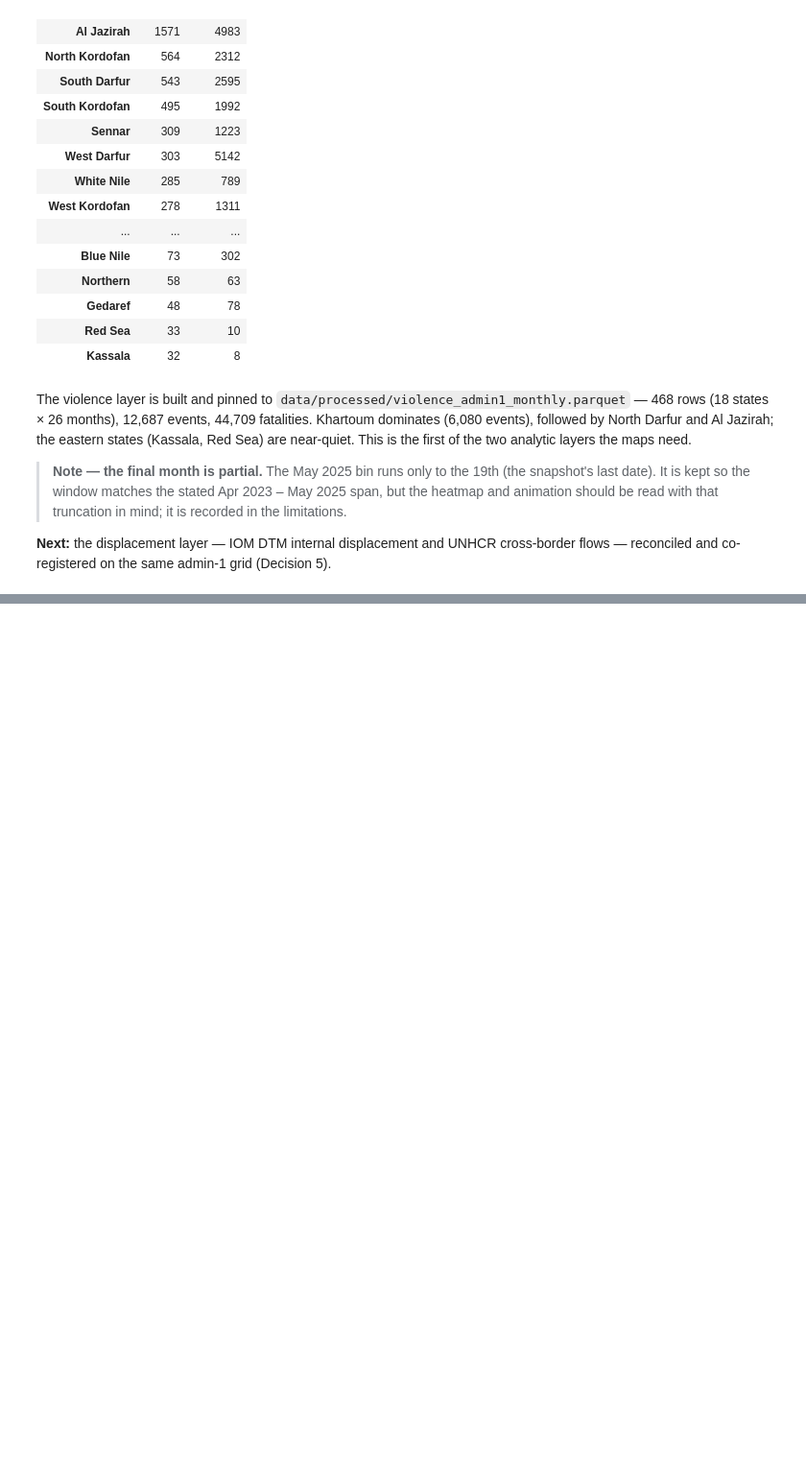
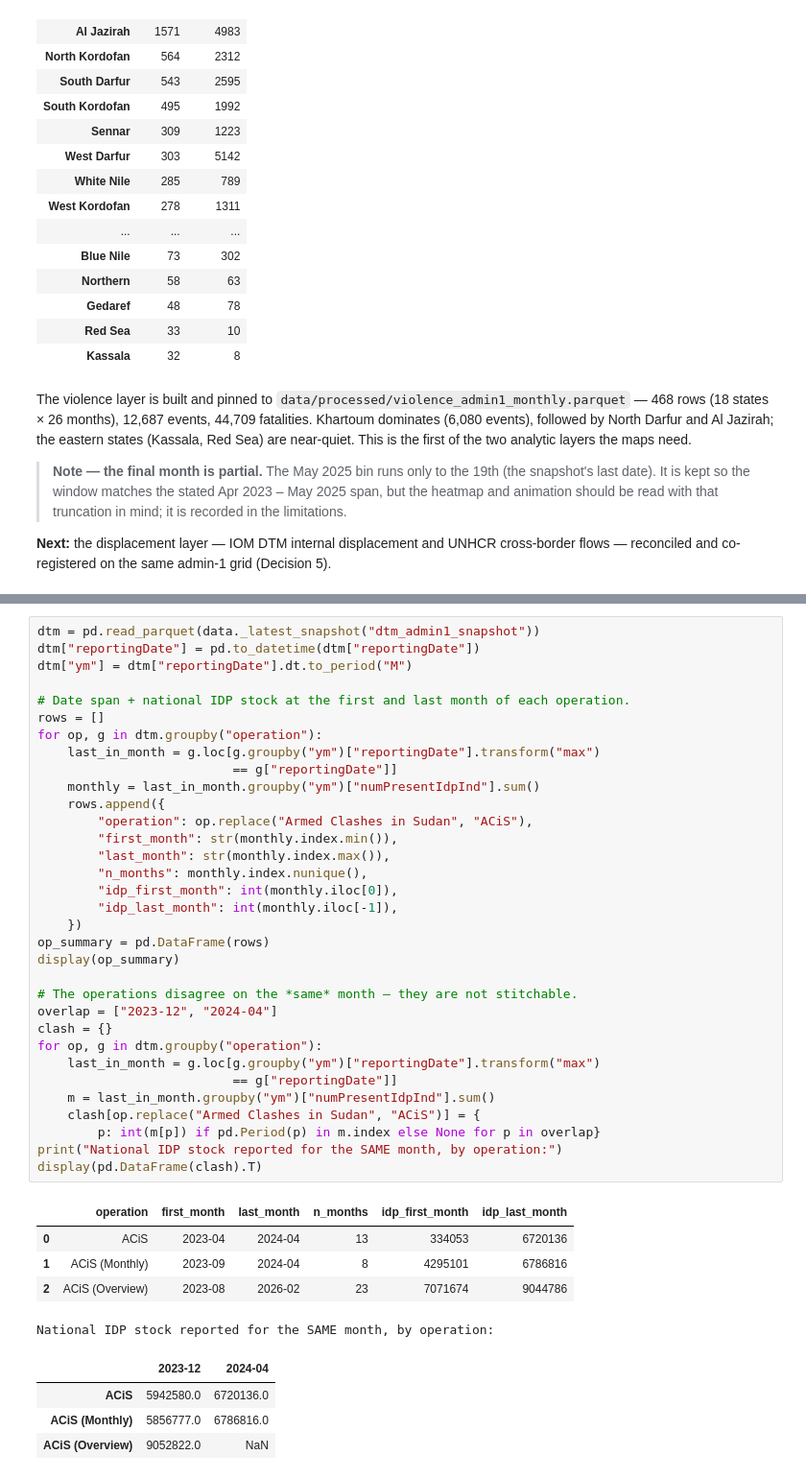
Before and after one commit to Muhanad-husn/Sudan-war-displacement-mapping, a Jupyter notebook: notebooks/02_main.ipynb, the cells around one changed output, grey strips where cells are left out. Shown at 96% size. Drawn from its saved outputs; the diff is of its cells as text; blank space fills up the shorter version.

```diff
--- a/notebooks/02_main.ipynb
+++ b/notebooks/02_main.ipynb
@@ -445,0 +486,43 @@ cross-border flows — reconciled and co-registered on the same admin-1 grid
+# %%
+dtm = pd.read_parquet(data._latest_snapshot("dtm_admin1_snapshot"))
+dtm["reportingDate"] = pd.to_datetime(dtm["reportingDate"])
+dtm["ym"] = dtm["reportingDate"].dt.to_period("M")
+
+# Date span + national IDP stock at the first and last month of each operation.
+rows = []
+for op, g in dtm.groupby("operation"):
+    last_in_month = g.loc[g.groupby("ym")["reportingDate"].transform("max")
+                          == g["reportingDate"]]
+    monthly = last_in_month.groupby("ym")["numPresentIdpInd"].sum()
+    rows.append({
+        "operation": op.replace("Armed Clashes in Sudan", "ACiS"),
+        "first_month": str(monthly.index.min()),
+        "last_month": str(monthly.index.max()),
+        "n_months": monthly.index.nunique(),
+        "idp_first_month": int(monthly.iloc[0]),
+        "idp_last_month": int(monthly.iloc[-1]),
+    })
+op_summary = pd.DataFrame(rows)
+display(op_summary)
+
+# The operations disagree on the *same* month — they are not stitchable.
+overlap = ["2023-12", "2024-04"]
+clash = {}
+for op, g in dtm.groupby("operation"):
+    last_in_month = g.loc[g.groupby("ym")["reportingDate"].transform("max")
+                          == g["reportingDate"]]
+    m = last_in_month.groupby("ym")["numPresentIdpInd"].sum()
+    clash[op.replace("Armed Clashes in Sudan", "ACiS")] = {
+        p: int(m[p]) if pd.Period(p) in m.index else None for p in overlap}
+print("National IDP stock reported for the SAME month, by operation:")
+display(pd.DataFrame(clash).T)
+# %% [output]
+|  | operation | first_month | last_month | n_months | idp_first_month | idp_last_month |
+| 0 | ACiS | 2023-04 | 2024-04 | 13 | 334053 | 6720136 |
+| 1 | ACiS (Monthly) | 2023-09 | 2024-04 | 8 | 4295101 | 6786816 |
+| 2 | ACiS (Overview) | 2023-08 | 2026-02 | 23 | 7071674 | 9044786 |
+National IDP stock reported for the SAME month, by operation:
+|  | 2023-12 | 2024-04 |
+| ACiS | 5942580.0 | 6720136.0 |
+| ACiS (Monthly) | 5856777.0 | 6786816.0 |
+| ACiS (Overview) | 9052822.0 | NaN |
```
Also changed, not shown: parts of 11 cells of this notebook, 3 other files.
